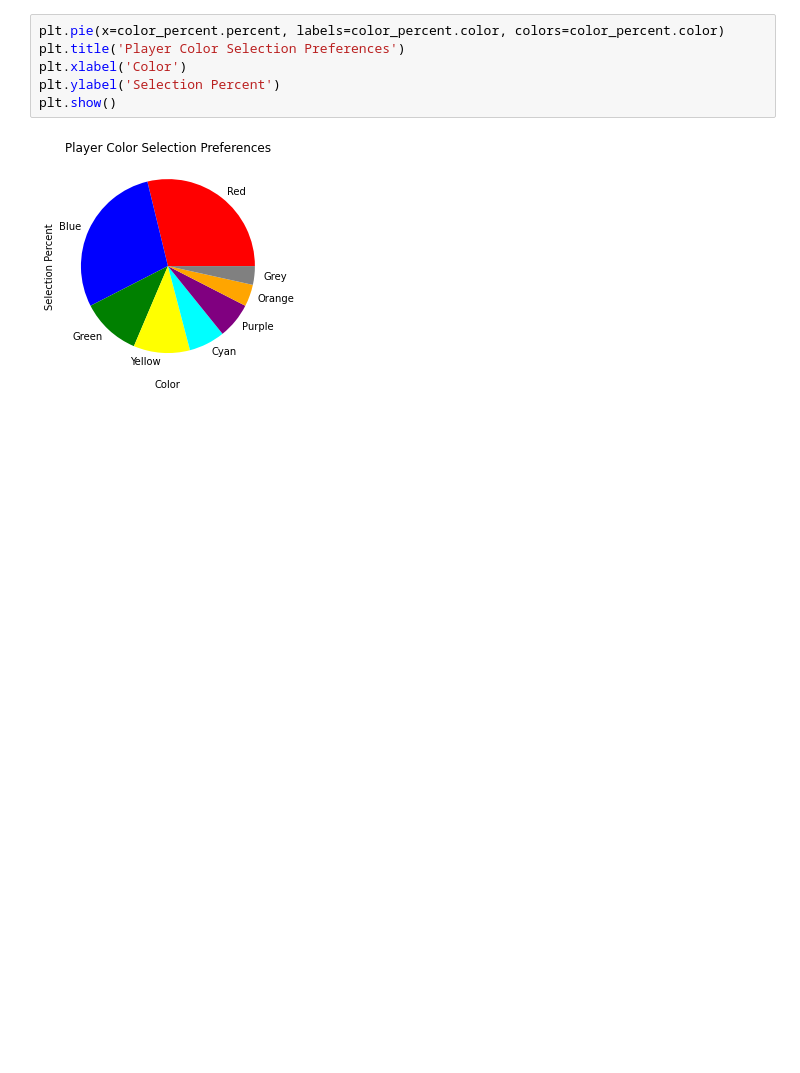
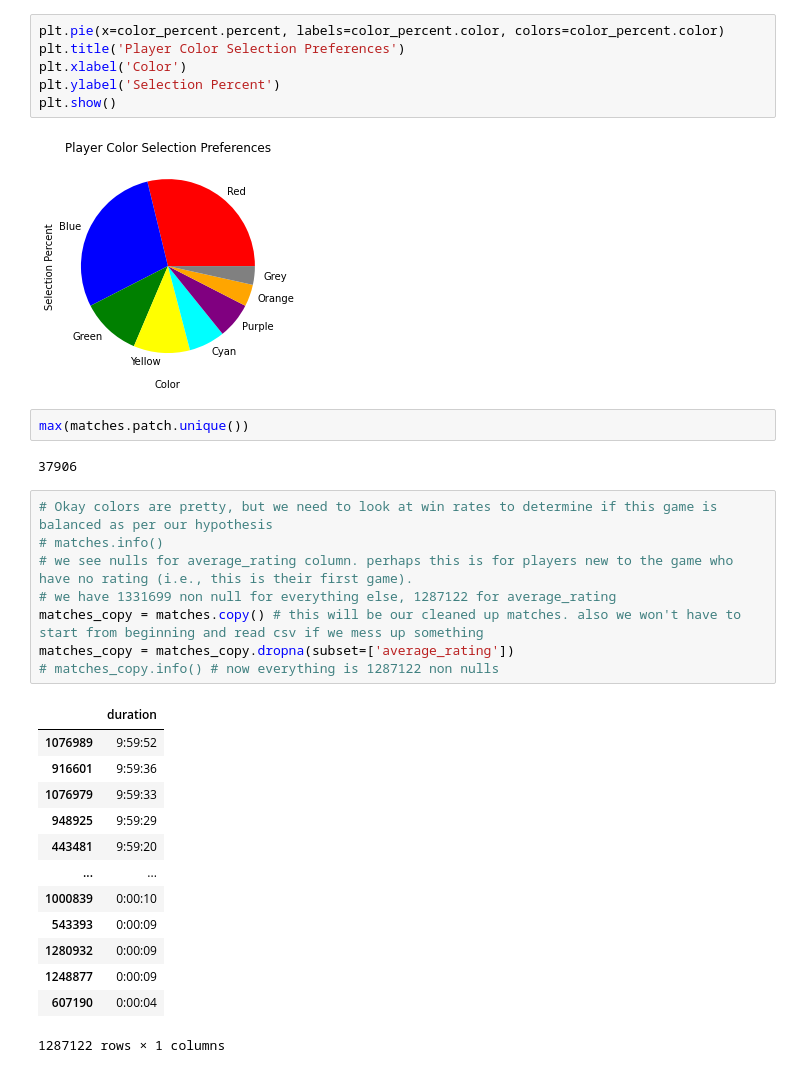
Before and after one commit to rishigoutam/aoe2, a Jupyter notebook: test_data.ipynb, the cells around one changed output. Drawn from its saved outputs; the diff is of its cells as text; blank space fills up the shorter version.

Commit message:
Cleaning matches NA values

```diff
--- a/test_data.ipynb
+++ b/test_data.ipynb
@@ -123,3 +125,29 @@ plt.ylabel('Selection Percent')
 plt.show()
 # %% [output]
 [figure]
+# %%
+max(matches.patch.unique())
+# %% [output]
+37906
+# %%
+# Okay colors are pretty, but we need to look at win rates to determine if this game is balanced as per our hypothesis
+# matches.info()
+# we see nulls for average_rating column. perhaps this is for players new to the game who have no rating (i.e., this is their first game).
+# we have 1331699 non null for everything else, 1287122 for average_rating
+matches_copy = matches.copy() # this will be our cleaned up matches. also we won't have to start from beginning and read csv if we mess up something
+matches_copy = matches_copy.dropna(subset=['average_rating'])
+# matches_copy.info() # now everything is 1287122 non nulls
+# %% [output]
+|  | duration |
+| 1076989 | 9:59:52 |
+| 916601 | 9:59:36 |
+| 1076979 | 9:59:33 |
+| 948925 | 9:59:29 |
+| 443481 | 9:59:20 |
+| ... | ... |
+| 1000839 | 0:00:10 |
+| 543393 | 0:00:09 |
+| 1280932 | 0:00:09 |
+| 1248877 | 0:00:09 |
+| 607190 | 0:00:04 |
+1287122 rows × 1 columns
```
Also changed, not shown: parts of 2 cells of this notebook.
